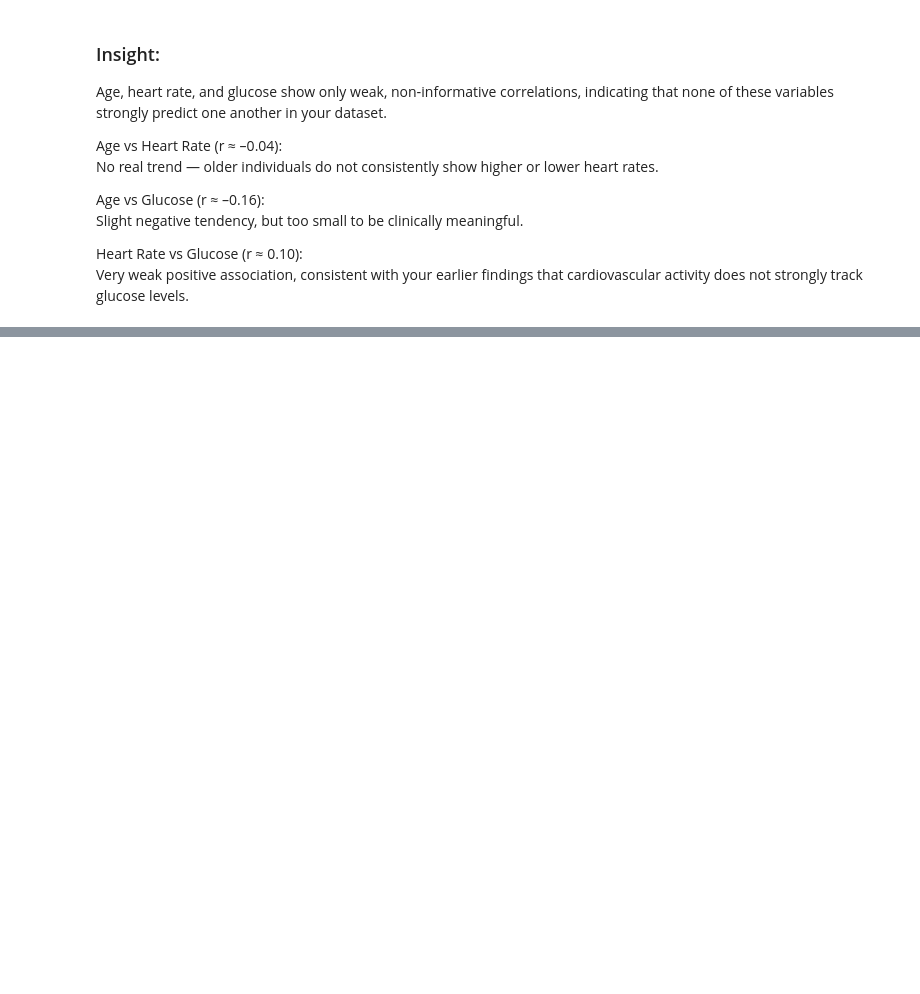
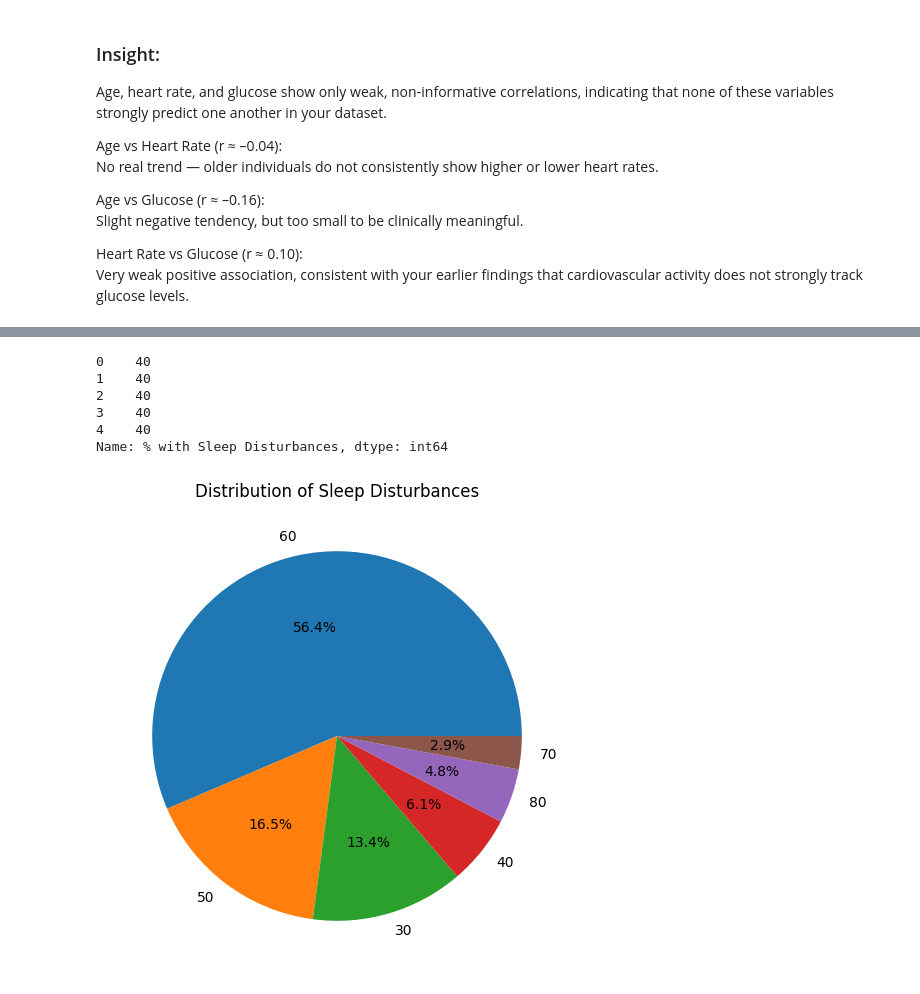
Before and after one commit to dev-ssr/team9_PyCoders_PythonHackathon_MAY2026, a Jupyter notebook: Descriptive analysis.ipynb, the cells around one changed output, grey strips where cells are left out. Drawn from its saved outputs; the diff is of its cells as text; code cells hidden in the pictures; blank space fills up the shorter version.

```diff
--- a/Descriptive analysis.ipynb
+++ b/Descriptive analysis.ipynb
@@ -141,0 +208,21 @@ Very weak positive association, consistent with your earlier findings that cardi
+# %%
+print(df['% with Sleep Disturbances'].head())
+# %% [output]
+0    40
+1    40
+2    40
+3    40
+4    40
+Name: % with Sleep Disturbances, dtype: int64
+# %%
+import matplotlib.pyplot as plt
+
+dist_counts = df['% with Sleep Disturbances'].value_counts()
+
+plt.figure(figsize=(6,6))
+plt.pie(dist_counts, labels=dist_counts.index, autopct='%1.1f%%')
+
+plt.title("Distribution of Sleep Disturbances")
+plt.show()
+# %% [output]
+[figure, added]
```
Also changed, not shown: parts of 9 cells of this notebook.
